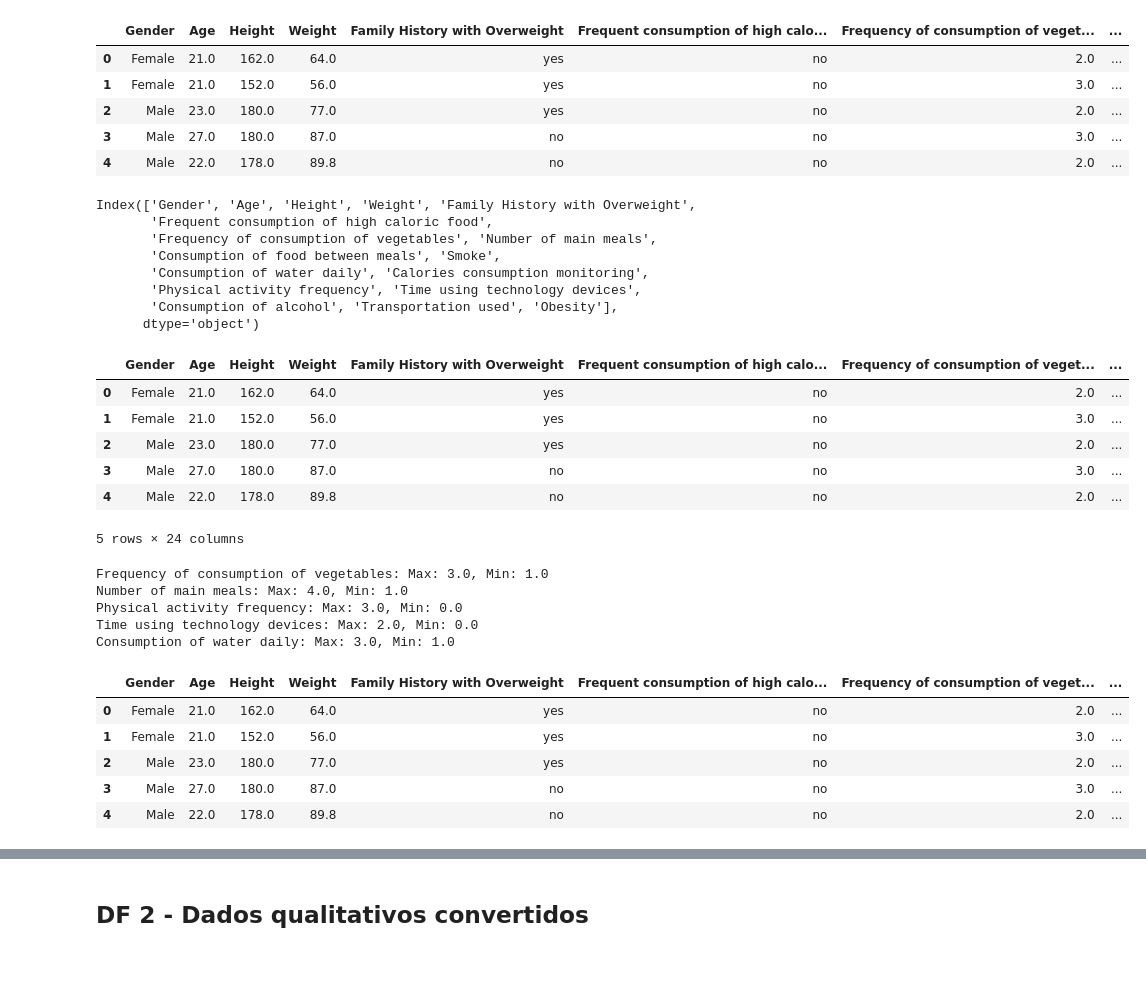
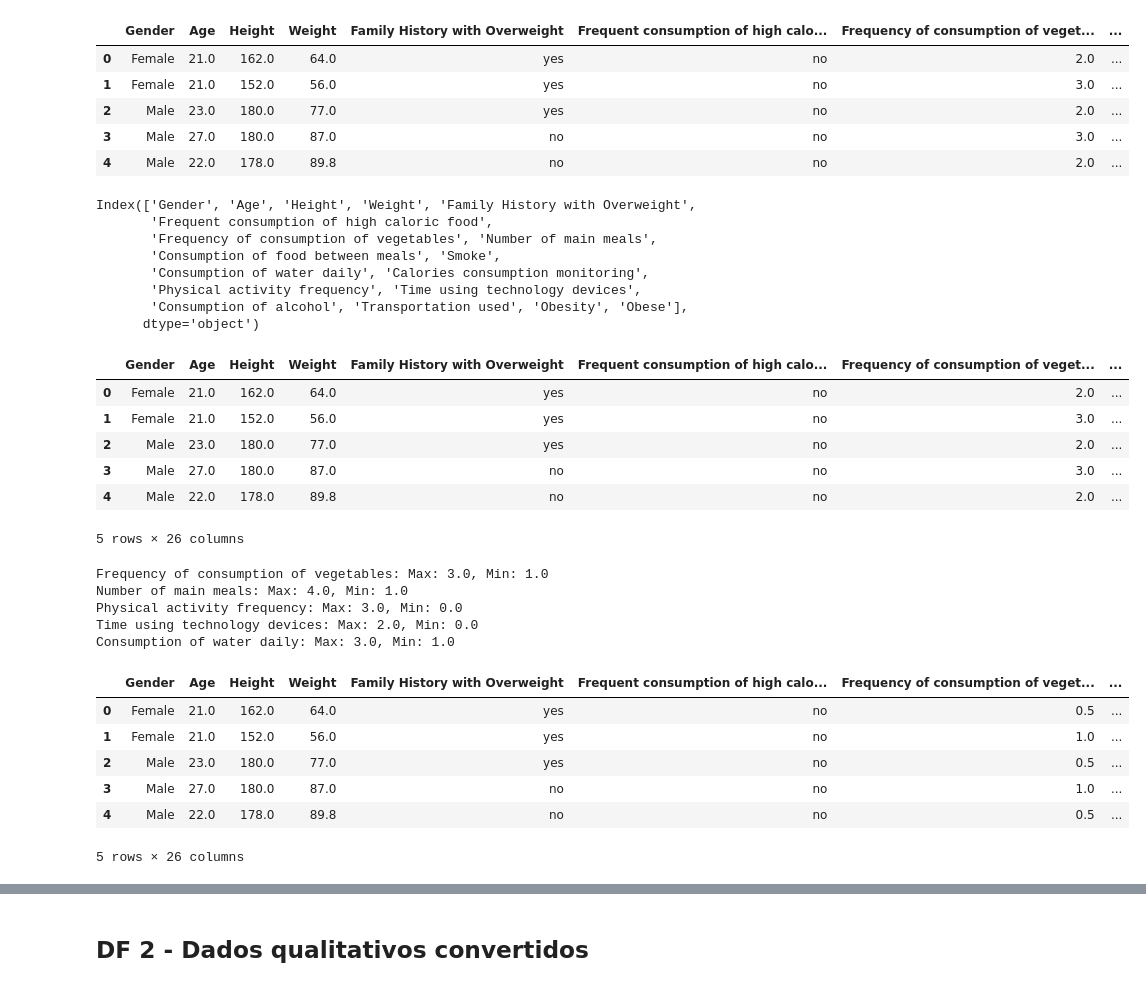
Before and after one commit to joansilva24/projeto_datasicence_coderhouse, a Jupyter notebook: data_analysis.ipynb, the cells around one changed output, grey strips where cells are left out. Cells and saved outputs as stored; diff of their text form; code cells hidden in the pictures.

```diff
--- a/data_analysis.ipynb
+++ b/data_analysis.ipynb
@@ -109,6 +113,7 @@ df['Height'] = df['Height'].apply(lambda x: x * 100)  # convertendo a altura par
 df['Height'] = df['Height'].round(1)
 df['Weight'] = df['Weight'].round(1)
 df['Age'] = df['Age'].round(0)
+df['Obese'] = df['Obesity'].map({'Insufficient_Weight': 0, 'Normal_Weight': 0, 'Overweight_Level_I': 0, 'Overweight_Level_II': 1, 'Obesity_Type_I': 1, 'Obesity_Type_II': 1, 'Obesity_Type_III': 1})
 df.head()
 # %% [output]
 |  | Gender | Age | Height | Weight | Family History with Overweight | Frequent consumption of high calo... | Frequency of consumption of veget... | ... |
@@ -126,7 +131,7 @@ Index(['Gender', 'Age', 'Height', 'Weight', 'Family History with Overweight',
        'Consumption of food between meals', 'Smoke',
        'Consumption of water daily', 'Calories consumption monitoring',
        'Physical activity frequency', 'Time using technology devices',
-       'Consumption of alcohol', 'Transportation used', 'Obesity'],
+       'Consumption of alcohol', 'Transportation used', 'Obesity', 'Obese'],
       dtype='object')
 # %%
 df1 = df.copy() # nesse df trabalharemos sem a transformação das variáveis qualitativas
@@ -141,6 +147,7 @@ df2['Mobility'] = df['Transportation used'].map({'Automobile': 0, 'Motorbike': 0
 df2['Obesity F'] = df['Family History with Overweight'].map({'no': 0, 'yes': 1})
 df2['Bad Food'] = df['Frequent consumption of high caloric food'].map({'no': 0, 'yes': 1}) # "Frequent consumption of high caloric food between meals"
 df2['Calories Control'] = df['Calories consumption monitoring'].map({'no': 0, 'yes': 1}) # "Self control of eating habits"
+df2['BMI'] = round(df2['Weight'] / (df2['Height'] / 100) ** 2, 2)
 df2.head()
 # %% [output]
 |  | Gender | Age | Height | Weight | Family History with Overweight | Frequent consumption of high calo... | Frequency of consumption of veget... | ... |
@@ -149,7 +156,7 @@ df2.head()
 | 2 | Male | 23.0 | 180.0 | 77.0 | yes | no | 2.0 | ... |
 | 3 | Male | 27.0 | 180.0 | 87.0 | no | no | 3.0 | ... |
 | 4 | Male | 22.0 | 178.0 | 89.8 | no | no | 2.0 | ... |
-5 rows × 24 columns
+5 rows × 26 columns
 # %%
 # Identificando os valores min/max relacionados aos hábitos
 
@@ -165,17 +172,15 @@ Consumption of water daily: Max: 3.0, Min: 1.0
 # %%
 # Normalizando as variáveis contínuas
 continuous_vars = ['Frequency of consumption of vegetables', 'Number of main meals', 'Physical activity frequency', 'Time using technology devices', 'Consumption of water daily', 'Alcohol', 'Smoker', 'Food Bt Meals', 'Mobility', 'Obesity F', 'Bad Food', 'Calories Control']
 scaler = MinMaxScaler()
 df2[continuous_vars] = scaler.fit_transform(df2[continuous_vars])
-
-# Recalculando a coluna 'Habits' com as variáveis normalizadas
-df2['Habits'] = round(df2[continuous_vars].sum(axis=1), 2)
-df.head()
+df2.head()
 # %% [output]
 |  | Gender | Age | Height | Weight | Family History with Overweight | Frequent consumption of high calo... | Frequency of consumption of veget... | ... |
-| 0 | Female | 21.0 | 162.0 | 64.0 | yes | no | 2.0 | ... |
-| 1 | Female | 21.0 | 152.0 | 56.0 | yes | no | 3.0 | ... |
-| 2 | Male | 23.0 | 180.0 | 77.0 | yes | no | 2.0 | ... |
-| 3 | Male | 27.0 | 180.0 | 87.0 | no | no | 3.0 | ... |
-| 4 | Male | 22.0 | 178.0 | 89.8 | no | no | 2.0 | ... |
+| 0 | Female | 21.0 | 162.0 | 64.0 | yes | no | 0.5 | ... |
+| 1 | Female | 21.0 | 152.0 | 56.0 | yes | no | 1.0 | ... |
+| 2 | Male | 23.0 | 180.0 | 77.0 | yes | no | 0.5 | ... |
+| 3 | Male | 27.0 | 180.0 | 87.0 | no | no | 1.0 | ... |
+| 4 | Male | 22.0 | 178.0 | 89.8 | no | no | 0.5 | ... |
+5 rows × 26 columns
 # %% [markdown]
```
Also changed, not shown: parts of 35 cells of this notebook.
